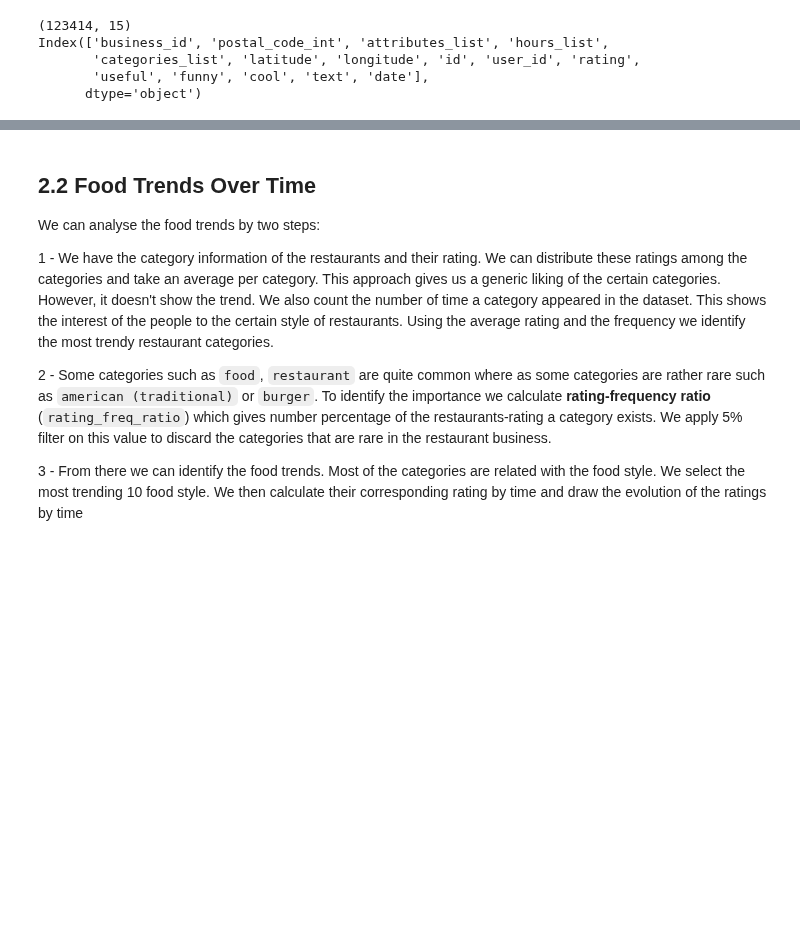
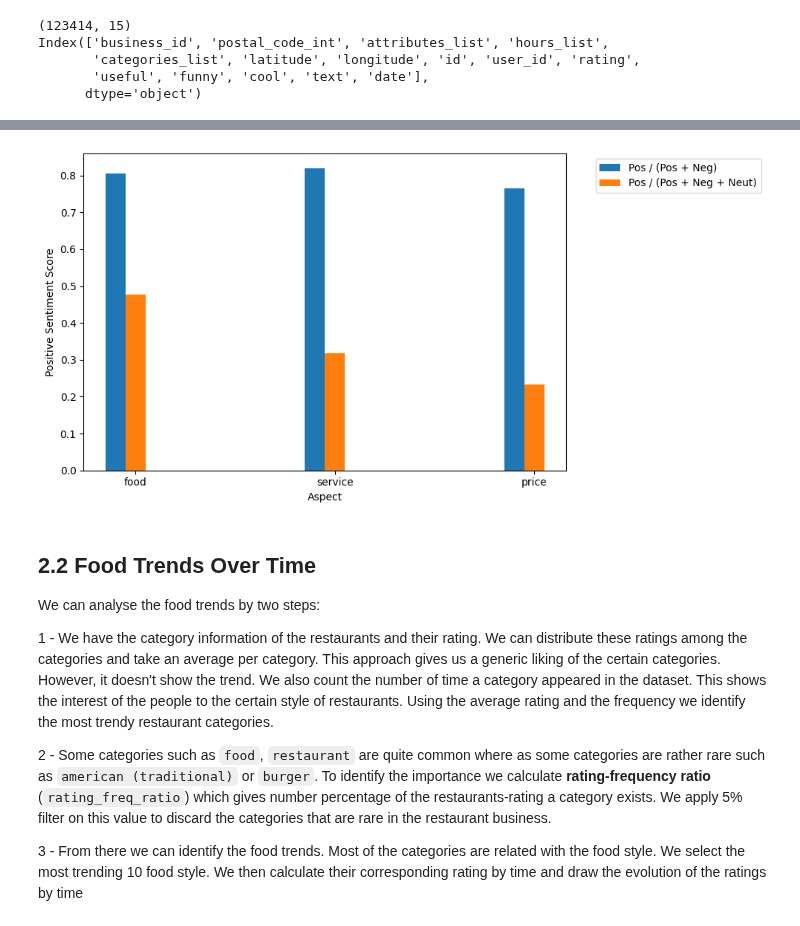
Before and after one commit to Kamiryu/nlp-customer-review-analysis, a Jupyter notebook: task_2.1_2..2_Sentiment-FoodTrends.ipynb, the cells around one changed output, grey strips where cells are left out. Cells and saved outputs as stored; diff of their text form; code cells hidden in the pictures; blank space fills up the shorter version.

```diff
--- a/task_2.2_FoodTrends.ipynb
+++ b/task_2.1_2..2_Sentiment-FoodTrends.ipynb
@@ -22,3 +141,17 @@ Index(['business_id', 'postal_code_int', 'attributes_list', 'hours_list',
+# %%
+plt.figure(figsize=(10,5))
+
+aspect = list(sentiment_ratio.keys())
+
+plt.bar(np.arange(len(aspect)), list(sentiment_ratio.values()), tick_label=aspect, width=0.1, label='Pos / (Pos + Neg)')
+plt.bar(np.arange(len(aspect))+0.1, list(sentiment_ratio_all.values()), tick_label=aspect, width=0.1, label='Pos / (Pos + Neg + Neut)')
+plt.xlabel('Aspect')
+plt.ylabel('Positive Sentiment Score')
+plt.legend(bbox_to_anchor=(1.05, 1.0), loc='upper left')
+plt.tight_layout()
+plt.show()
+# %% [output]
+[figure, added]
 # %% [markdown]
 ## 2.2 Food Trends Over Time
 
```
Also changed, not shown: parts of 17 cells of this notebook, 1 other file.
